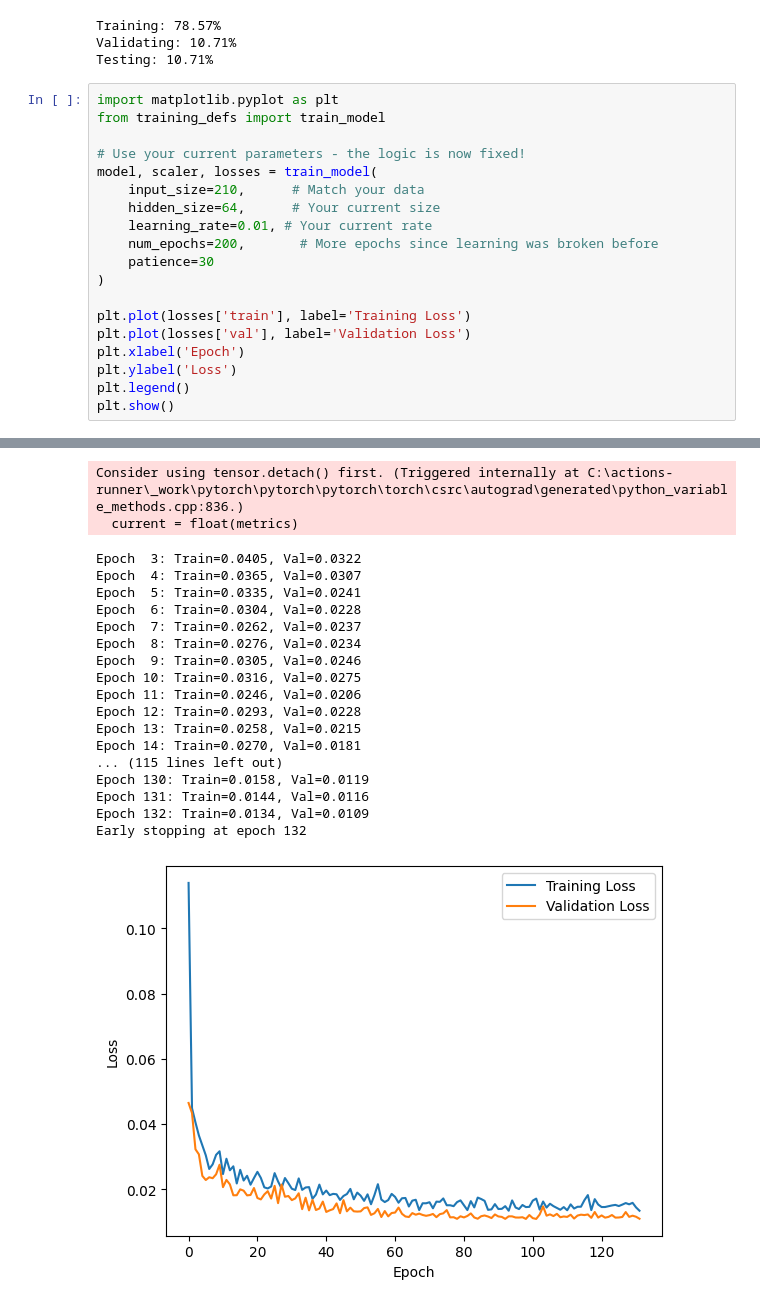
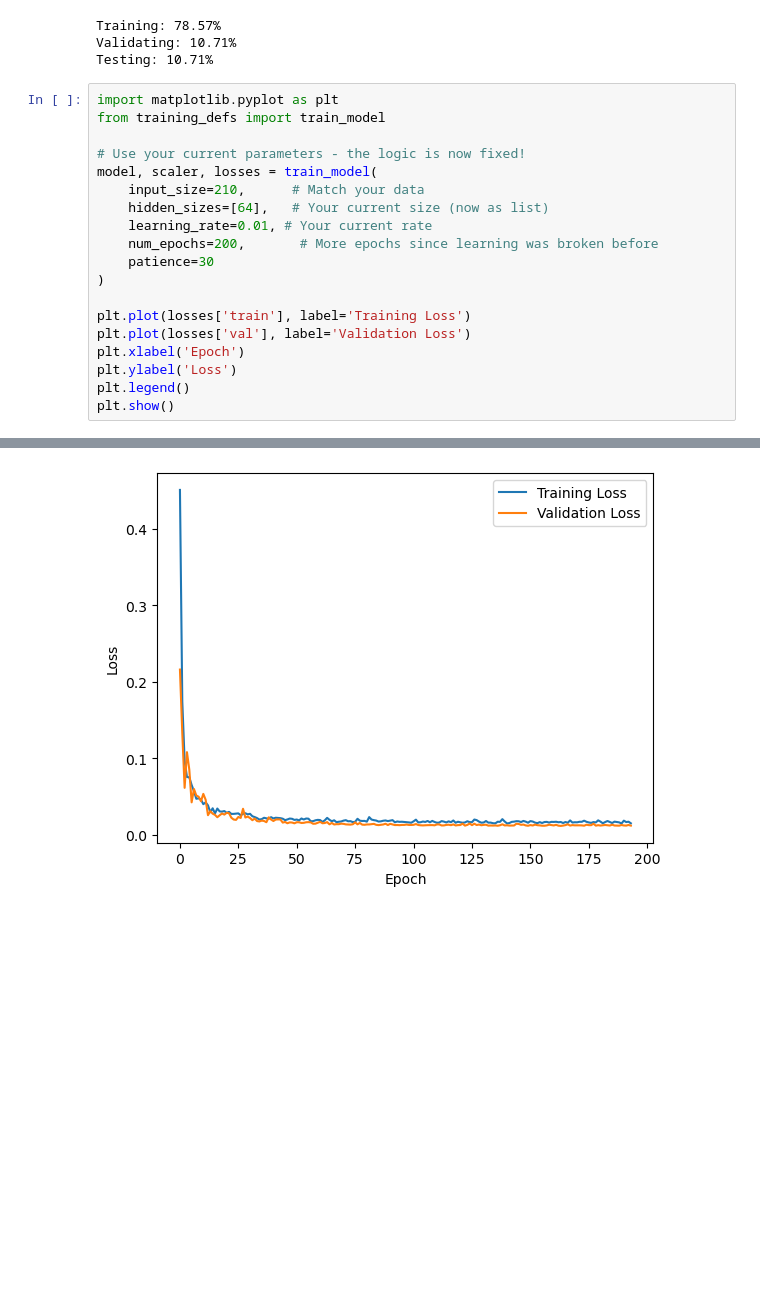
Before and after one commit to kieranphu-svg/FINCH-Science_SyntheticData, a Jupyter notebook: onboarding/Kieran/training.ipynb, the cells around one changed output, grey strips where cells are left out. Cells and saved outputs as stored; diff of their text form; blank space fills up the shorter version.

```diff
--- a/onboarding/Kieran/training.ipynb
+++ b/onboarding/Kieran/training.ipynb
@@ -23,7 +23,7 @@ from training_defs import train_model
 # Use your current parameters - the logic is now fixed!
 model, scaler, losses = train_model(
     input_size=210,      # Match your data
-    hidden_size=64,      # Your current size
+    hidden_sizes=[64],   # Your current size (now as list)
     learning_rate=0.01, # Your current rate
     num_epochs=200,       # More epochs since learning was broken before
     patience=30
@@ -42,20 +56 @@ Epoch  2: Train=0.0448, Val=0.0434
-Consider using tensor.detach() first. (Triggered internally at C:\actions-runner\_work\pytorch\pytorch\pytorch\torch\csrc\autograd\generated\python_variable_methods.cpp:836.)
-  current = float(metrics)
-Epoch  3: Train=0.0405, Val=0.0322
-Epoch  4: Train=0.0365, Val=0.0307
-Epoch  5: Train=0.0335, Val=0.0241
-Epoch  6: Train=0.0304, Val=0.0228
-Epoch  7: Train=0.0262, Val=0.0237
-Epoch  8: Train=0.0276, Val=0.0234
-Epoch  9: Train=0.0305, Val=0.0246
-Epoch 10: Train=0.0316, Val=0.0275
-Epoch 11: Train=0.0246, Val=0.0206
-Epoch 12: Train=0.0293, Val=0.0228
-Epoch 13: Train=0.0258, Val=0.0215
-Epoch 14: Train=0.0270, Val=0.0181
-... (115 lines left out)
-Epoch 130: Train=0.0158, Val=0.0119
-Epoch 131: Train=0.0144, Val=0.0116
-Epoch 132: Train=0.0134, Val=0.0109
-Early stopping at epoch 132
-[figure, old version]
+[figure, new version]
```
Also changed, not shown: parts of 7 cells of this notebook, 2 other files.
